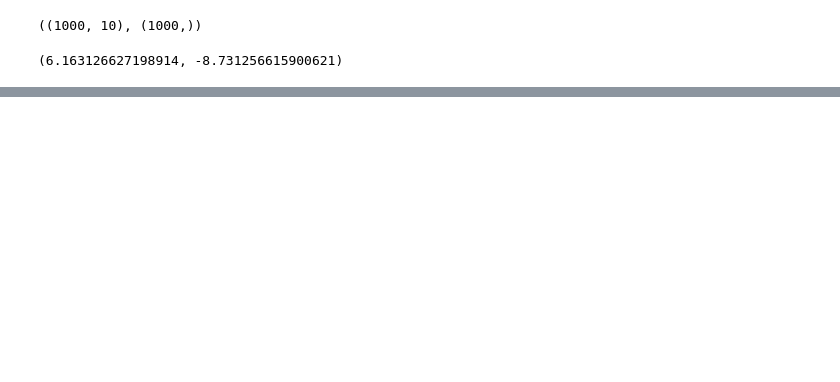
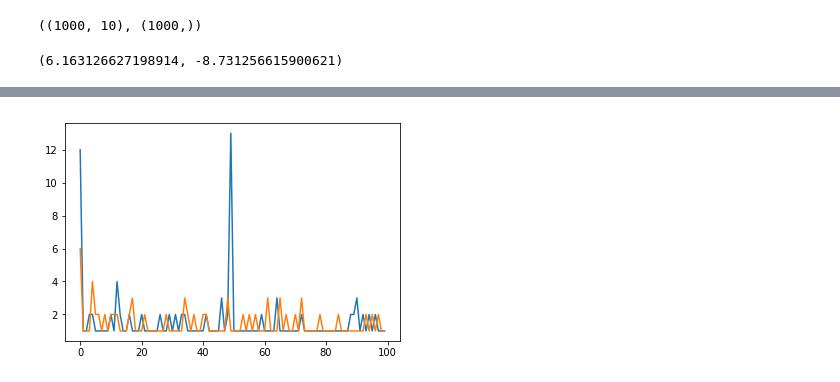
Before and after one commit to harshv834/loggarma_outlier, a Jupyter notebook: compile.ipynb, the cells around one changed output, grey strips where cells are left out. Saved outputs shown, nothing was run; the diff lists cells and outputs as text; code cells hidden in the pictures; blank space fills up the shorter version.

```diff
--- a/compile.ipynb
+++ b/compile.ipynb
@@ -129,0 +388,3 @@ ValueError: Input contains NaN, infinity or a value too large for dtype('float64
+# %%
+mu_o = np.exp(np.array(nu[:4]))
+mu_o = cal_mu(beta0, phi0,theta0, X, Y, mu_o)
@@ -129,0 +395,7 @@ ValueError: Input contains NaN, infinity or a value too large for dtype('float64
+# %%
+def pearson_residual(Y, mu):
+    return (Y-mu)/(mu**0.5)
+N = 100
+k = int(N*0.05)
+pear_res = pearson_residual(Y, mu_o)
+A = np.absolute(pear_res).argsort()[-1]
@@ -129,0 +416,6 @@ ValueError: Input contains NaN, infinity or a value too large for dtype('float64
+# %%
+beta, phi, theta, alpha = loggarma(X,Y,2,4,50,A)
+mu_a = np.exp(np.array(nu[:4]))
+mu_a = cal_mu(beta, phi, theta, X, Y, mu_a)
+Test = Test_stat(Y[A], mu_o[A], mu_a[A])
+print(Test)
@@ -129,0 +485,13 @@ ValueError: Input contains NaN, infinity or a value too large for dtype('float64
+# %%
+mu = nu[:4]
+print(mu)
+Y = []
+for i in range(4):
+    x = np.random.poisson(np.exp(nu[i]))
+    while x==0:
+        x = np.random.poisson(np.exp(nu[i]))
+    Y.append(float(x))
+
+#Y, mu = cal_mu_Y(Beta, Phi, Theta, X, Y, mu)
+
+Y_pred, mu = cal_mu_Y(beta, phi, theta, X, Y, nu)
@@ -129,0 +516,8 @@ ValueError: Input contains NaN, infinity or a value too large for dtype('float64
+# %%
+import matplotlib.pyplot as plt
+plt.plot(Y_orig)
+plt.plot(Y_pred)
+plt.savefig('graph.png')
+plt.show()
+# %% [output]
+[figure, added]
```
Also changed, not shown: parts of 19 cells of this notebook, 3 other files.
